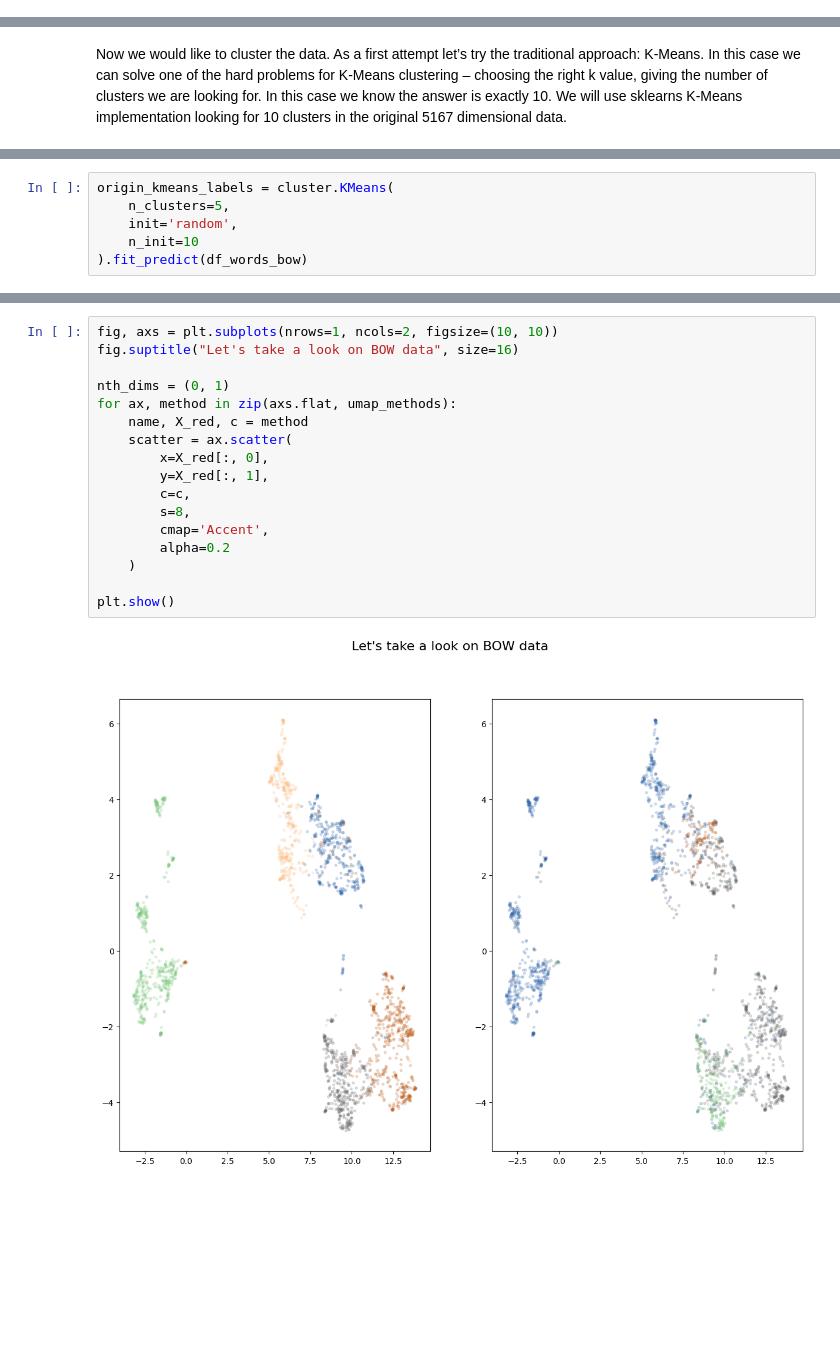
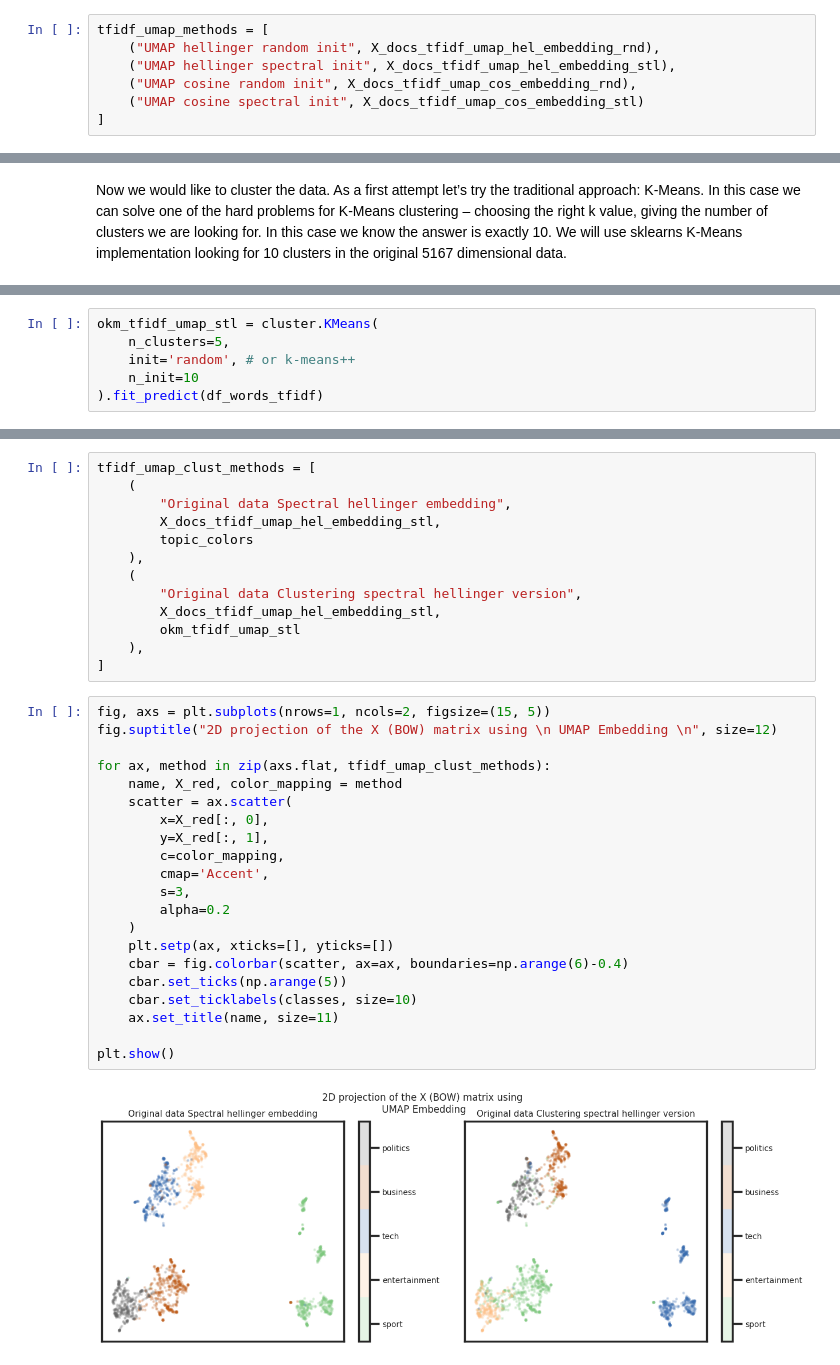
Before and after one commit to goamegah/Document-Clustering, a Jupyter notebook: dsa/PyNotebooks/dsa_bbc.ipynb, the cells around one changed output, grey strips where cells are left out. Drawn from its saved outputs; the diff is of its cells as text; blank space fills up the shorter version.

Commit message:
kmeans + UMAP

```diff
--- a/dsa/PyNotebooks/dsa_bbc.ipynb
+++ b/dsa/PyNotebooks/dsa_bbc.ipynb
@@ -1242,0 +1405,7 @@ points.plot2d(
+# %%
+tfidf_umap_methods = [
+    ("UMAP hellinger random init", X_docs_tfidf_umap_hel_embedding_rnd),
+    ("UMAP hellinger spectral init", X_docs_tfidf_umap_hel_embedding_stl),
+    ("UMAP cosine random init", X_docs_tfidf_umap_cos_embedding_rnd),
+    ("UMAP cosine spectral init", X_docs_tfidf_umap_cos_embedding_stl)
+]
@@ -1245,6 +1441,6 @@ Now we would like to cluster the data. As a first attempt let’s try the tradit
 # %%
-origin_kmeans_labels = cluster.KMeans(
+okm_tfidf_umap_stl = cluster.KMeans(
     n_clusters=5,
-    init='random',
+    init='random', # or k-means++
     n_init=10
-).fit_predict(df_words_bow)
+).fit_predict(df_words_tfidf)
@@ -1264,19 +1451,36 @@ umap_methods = [
+# %%
+tfidf_umap_clust_methods = [
+    (
+        "Original data Spectral hellinger embedding",
+        X_docs_tfidf_umap_hel_embedding_stl,
+        topic_colors
+    ),
+    (
+        "Original data Clustering spectral hellinger version",
+        X_docs_tfidf_umap_hel_embedding_stl,
+        okm_tfidf_umap_stl
+    ),
+]
 # %%
-fig, axs = plt.subplots(nrows=1, ncols=2, figsize=(10, 10))
-fig.suptitle("Let's take a look on BOW data", size=16)
+fig, axs = plt.subplots(nrows=1, ncols=2, figsize=(15, 5))
+fig.suptitle("2D projection of the X (BOW) matrix using \n UMAP Embedding \n", size=12)
 
-nth_dims = (0, 1)
-for ax, method in zip(axs.flat, umap_methods):
-    name, X_red, c = method
+for ax, method in zip(axs.flat, tfidf_umap_clust_methods):
+    name, X_red, color_mapping = method
     scatter = ax.scatter(
         x=X_red[:, 0],
         y=X_red[:, 1],
-        c=c,
-        s=8,
+        c=color_mapping,
         cmap='Accent',
+        s=3,
         alpha=0.2
     )
+    plt.setp(ax, xticks=[], yticks=[])
+    cbar = fig.colorbar(scatter, ax=ax, boundaries=np.arange(6)-0.4)
+    cbar.set_ticks(np.arange(5))
+    cbar.set_ticklabels(classes, size=10)
+    ax.set_title(name, size=11)
 
 plt.show()
 # %% [output]
-[figure, old version]
+[figure, new version]
```
Also changed, not shown: parts of 96 cells of this notebook, 3 other files.
